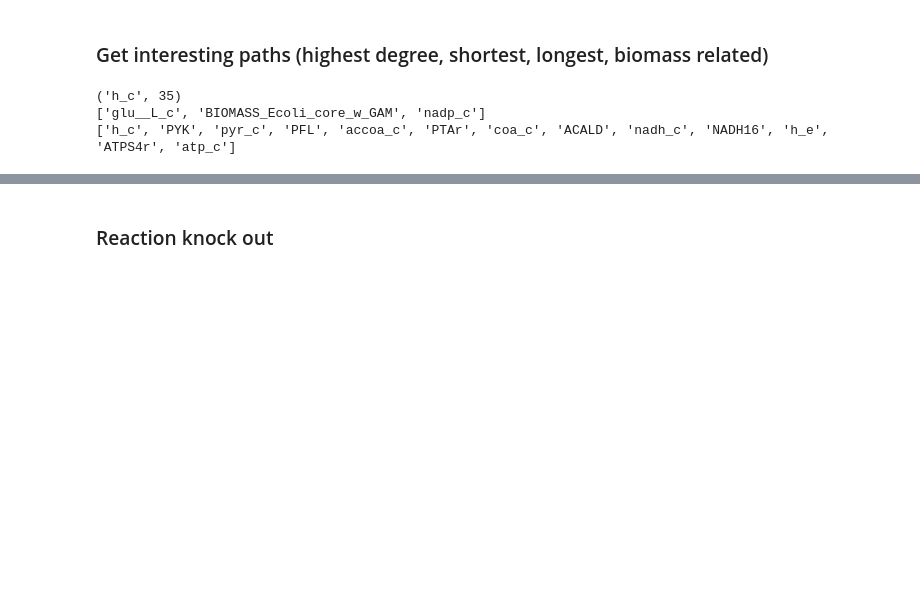
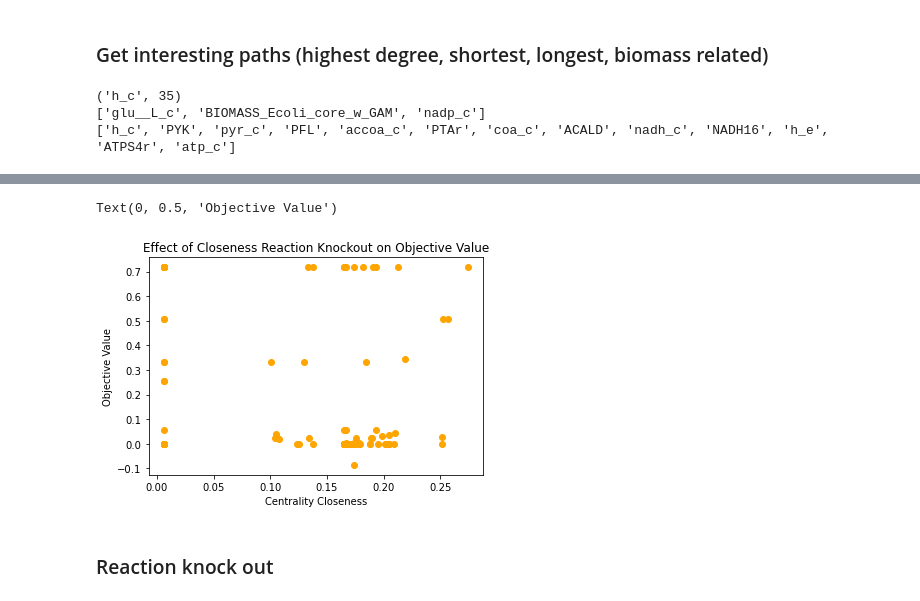
Before and after one commit to the-rich-piana/CSCI_Networks, a Jupyter notebook: Final_Project/networks_metabolism.ipynb, the cells around one changed output, grey strips where cells are left out. Cells and saved outputs as stored; diff of their text form; code cells hidden in the pictures; blank space fills up the shorter version.

Commit message:
Paper questions, centrality measurements

```diff
--- a/Final_Project/networks_metabolism.ipynb
+++ b/Final_Project/networks_metabolism.ipynb
@@ -199,3 +273,12 @@ plt.show()
+# %%
+
+plt.scatter(C_scores, obj_vals, c='orange')
+plt.title("Effect of Closeness Reaction Knockout on Objective Value")
+plt.xlabel("Centrality Closeness")
+plt.ylabel("Objective Value")
+# %% [output]
+Text(0, 0.5, 'Objective Value')
+[figure, added]
 # %% [markdown]
 <H3> Reaction knock out </h3>
 # %%
```
Also changed, not shown: parts of 7 cells of this notebook.
